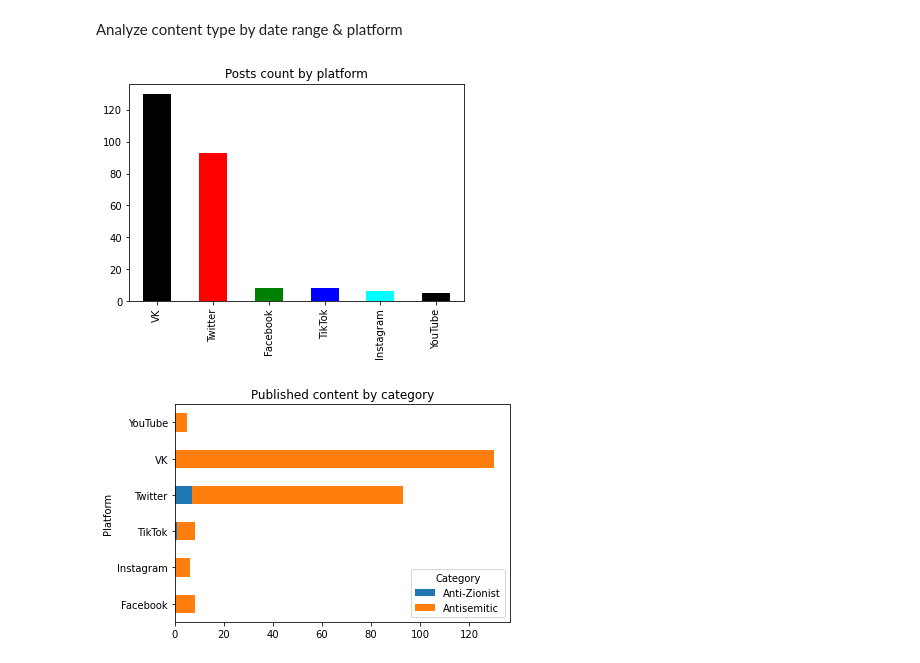
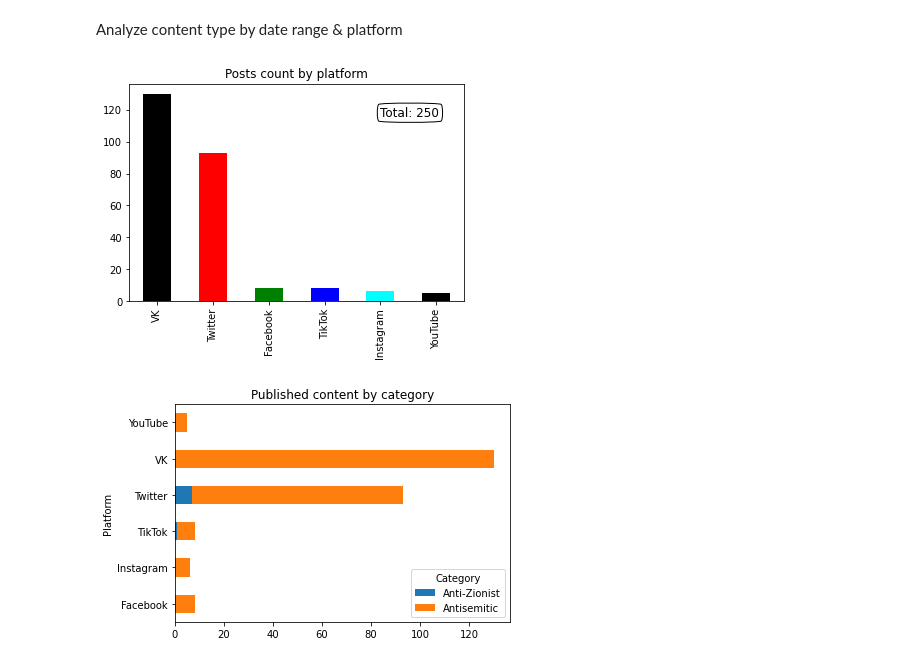
Before and after one commit to zackb124/Data-analysis-project-FOA, a Jupyter notebook: inner organization report/Inner organization report.ipynb, the cells around one changed output. Drawn from its saved outputs; the diff is of its cells as text; code cells hidden in the pictures.

```diff
--- a/inner organization report/Inner organization report.ipynb
+++ b/inner organization report/Inner organization report.ipynb
@@ -33,22 +33,22 @@ Analyze content type by date range & platform
 # %%
 # Count posts for each platform in the data set
 
 
 
 posts_in_platforms = set.plot(kind="bar",color=['black', 'red', 'green', 'blue', 'cyan'],title = "Posts count by platform")
 
 posts_in_platforms.get_yaxis().set_visible(True)
 
 
+plt.annotate("Total:" + " " + str(sum(set)), xy=(0.75, 0.85), xycoords='axes fraction', size = 12, bbox=dict(boxstyle="round4", fc="w"))
 
-###### /\ build a function if possible
 
 plt.savefig("posts_in_platforms.png",dpi='figure',
         bbox_inches= 'tight', pad_inches=0.1,
         facecolor='auto', edgecolor='auto',
         backend=None)
 # %% [output]
-[figure, old version]
+[figure, new version]
 # %%
 #Mapping the category type through the platforms
 
```
Also changed, not shown: parts of 1 cell of this notebook, 3 other files.
